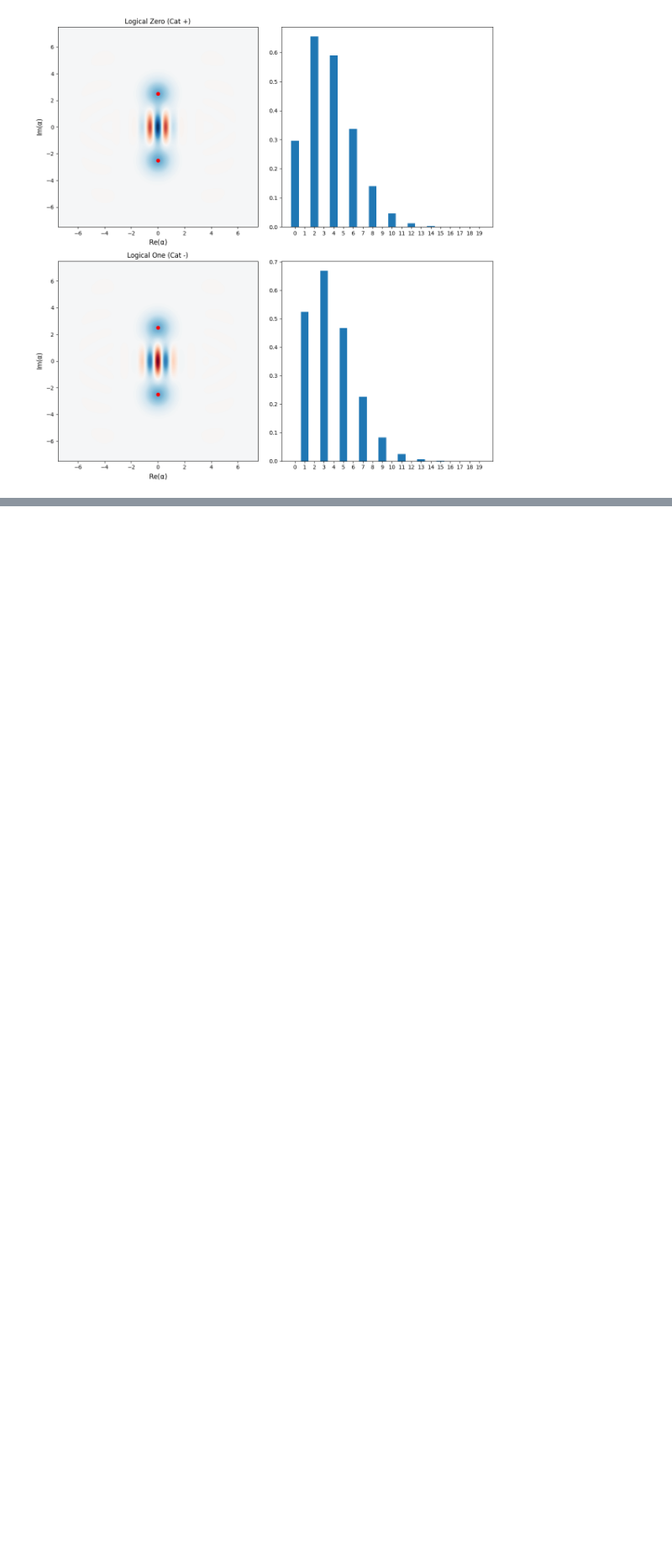
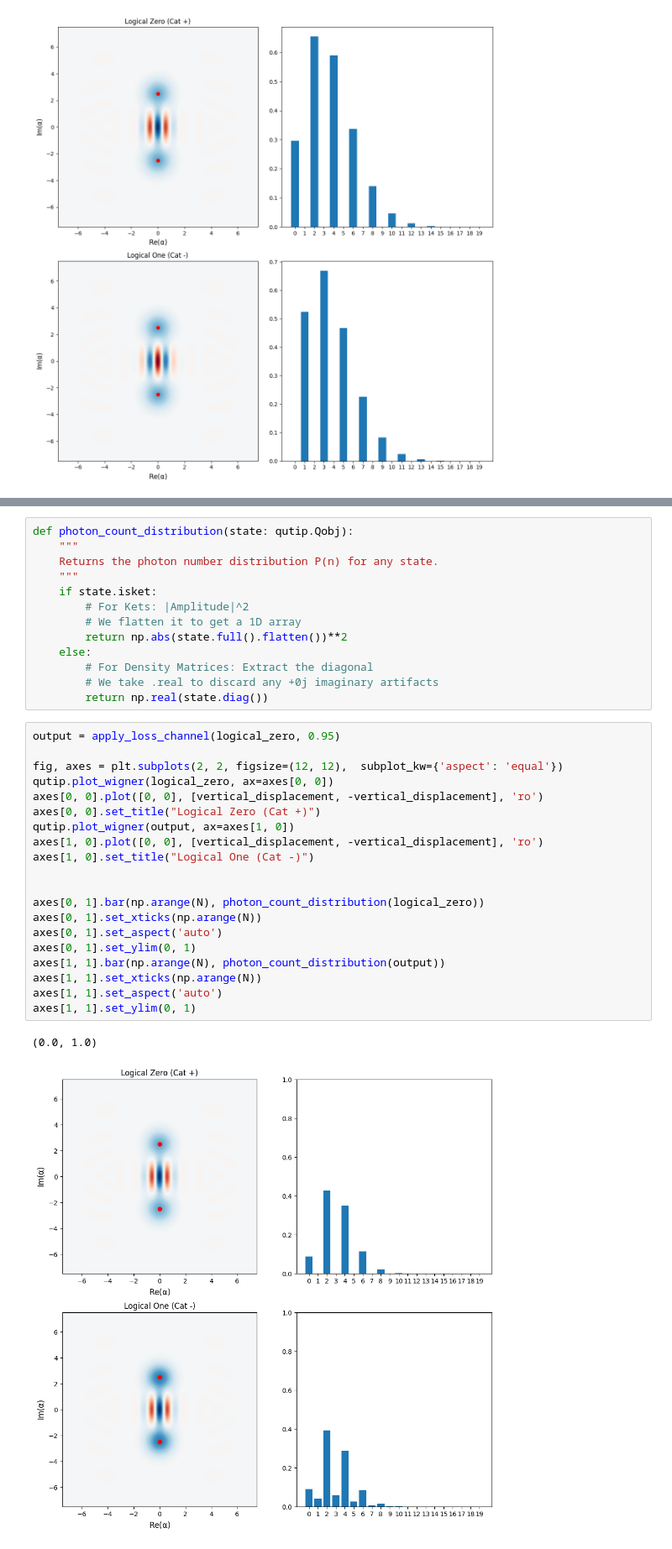
Before and after one commit to riccardodibella/quantum-workspace, a Jupyter notebook: qutip/cv_states_playground.ipynb, the cells around one changed output, grey strips where cells are left out. Shown at 84% size. Cells and saved outputs as stored; diff of their text form; blank space fills up the shorter version.

```diff
--- a/qutip/cv_states_playground.ipynb
+++ b/qutip/cv_states_playground.ipynb
@@ -182,0 +267,36 @@ plt.show()
+# %%
+def photon_count_distribution(state: qutip.Qobj):
+    """
+    Returns the photon number distribution P(n) for any state.
+    """
+    if state.isket:
+        # For Kets: |Amplitude|^2
+        # We flatten it to get a 1D array
+        return np.abs(state.full().flatten())**2
+    else:
+        # For Density Matrices: Extract the diagonal
+        # We take .real to discard any +0j imaginary artifacts
+        return np.real(state.diag())
+# %%
+output = apply_loss_channel(logical_zero, 0.95)
+
+fig, axes = plt.subplots(2, 2, figsize=(12, 12),  subplot_kw={'aspect': 'equal'})
+qutip.plot_wigner(logical_zero, ax=axes[0, 0])
+axes[0, 0].plot([0, 0], [vertical_displacement, -vertical_displacement], 'ro')
+axes[0, 0].set_title("Logical Zero (Cat +)")
+qutip.plot_wigner(output, ax=axes[1, 0])
+axes[1, 0].plot([0, 0], [vertical_displacement, -vertical_displacement], 'ro')
+axes[1, 0].set_title("Logical One (Cat -)")
+
+
+axes[0, 1].bar(np.arange(N), photon_count_distribution(logical_zero))
+axes[0, 1].set_xticks(np.arange(N))
+axes[0, 1].set_aspect('auto')
+axes[0, 1].set_ylim(0, 1)
+axes[1, 1].bar(np.arange(N), photon_count_distribution(output))
+axes[1, 1].set_xticks(np.arange(N))
+axes[1, 1].set_aspect('auto')
+axes[1, 1].set_ylim(0, 1)
+# %% [output]
+(0.0, 1.0)
+[figure, added]
```
Also changed, not shown: parts of 1 cell of this notebook.
